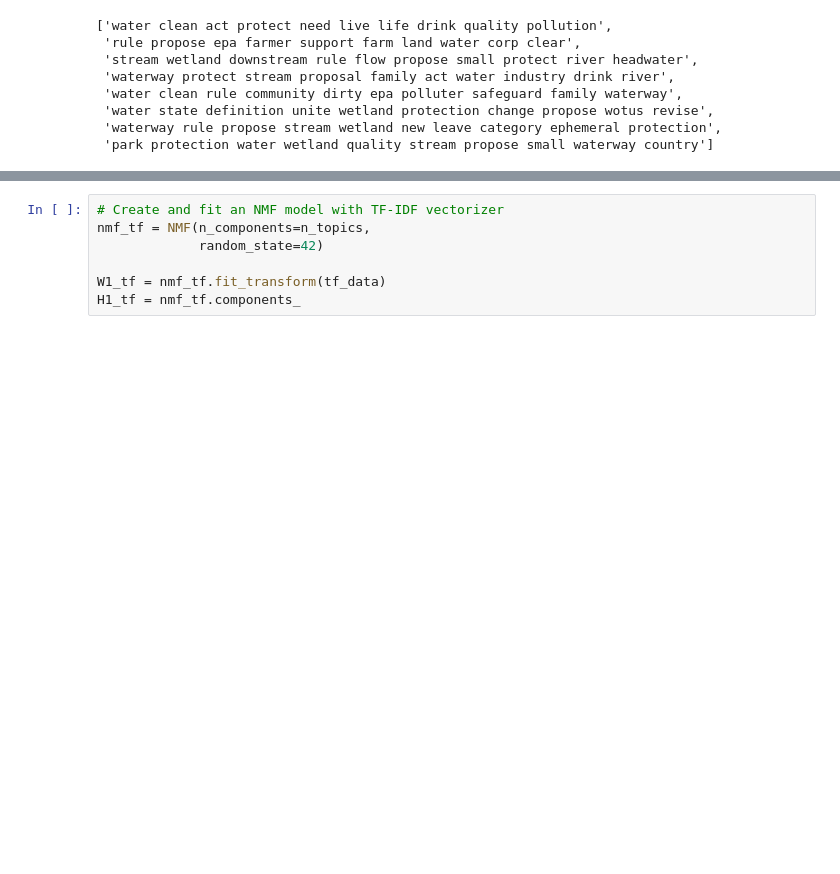
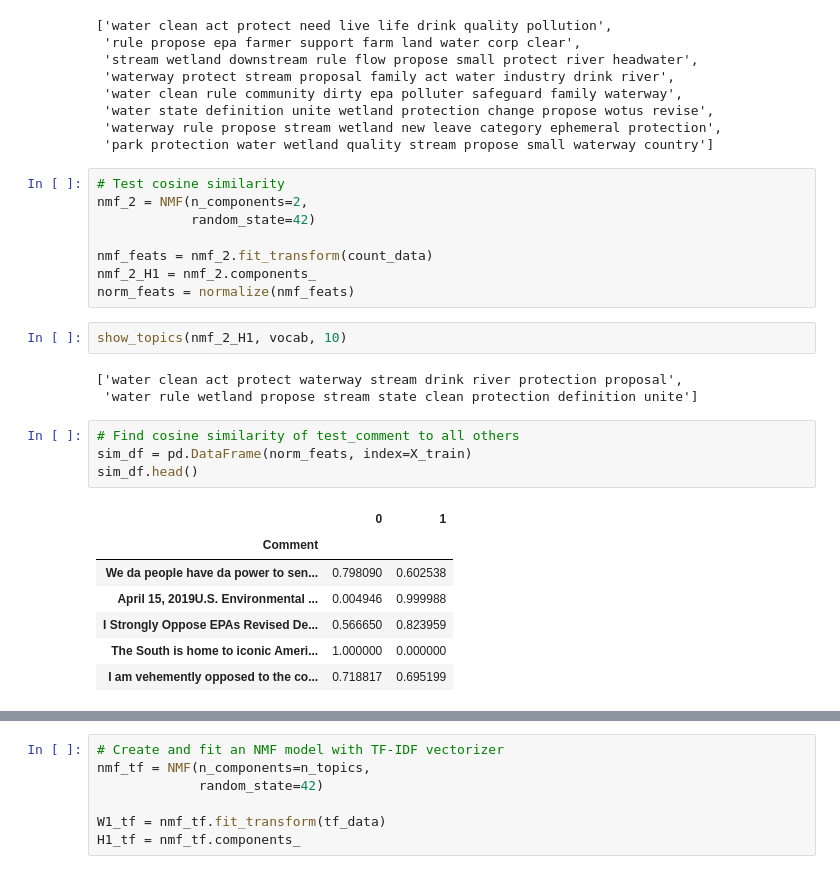
Before and after one commit to Data-Science-for-Conservation/WOTUS_Revision, a Jupyter notebook: WOTUS_analysis_2.ipynb, the cells around one changed output, grey strips where cells are left out. Drawn from its saved outputs; the diff is of its cells as text; blank space fills up the shorter version.

Commit message:
feat: test NMF similarity calcs

```diff
--- a/WOTUS_analysis_2.ipynb
+++ b/WOTUS_analysis_2.ipynb
@@ -363,3 +364,28 @@ show_topics(H1, vocab, 10)
  'water state definition unite wetland protection change propose wotus revise',
  'waterway rule propose stream wetland new leave category ephemeral protection',
  'park protection water wetland quality stream propose small waterway country']
+# %%
+# Test cosine similarity
+nmf_2 = NMF(n_components=2,
+            random_state=42)
+
+nmf_feats = nmf_2.fit_transform(count_data)
+nmf_2_H1 = nmf_2.components_
+norm_feats = normalize(nmf_feats)
+# %%
+show_topics(nmf_2_H1, vocab, 10)
+# %% [output]
+['water clean act protect waterway stream drink river protection proposal',
+ 'water rule wetland propose stream state clean protection definition unite']
+# %%
+# Find cosine similarity of test_comment to all others
+sim_df = pd.DataFrame(norm_feats, index=X_train)
+sim_df.head()
+# %% [output]
+|  | 0 | 1 |
+| Comment |  |  |
+| We da people have da power to sen... | 0.798090 | 0.602538 |
+| April 15, 2019U.S. Environmental ... | 0.004946 | 0.999988 |
+| I Strongly Oppose EPAs Revised De... | 0.566650 | 0.823959 |
+| The South is home to iconic Ameri... | 1.000000 | 0.000000 |
+| I am vehemently opposed to the co... | 0.718817 | 0.695199 |
```
Also changed, not shown: parts of 3 cells of this notebook.
